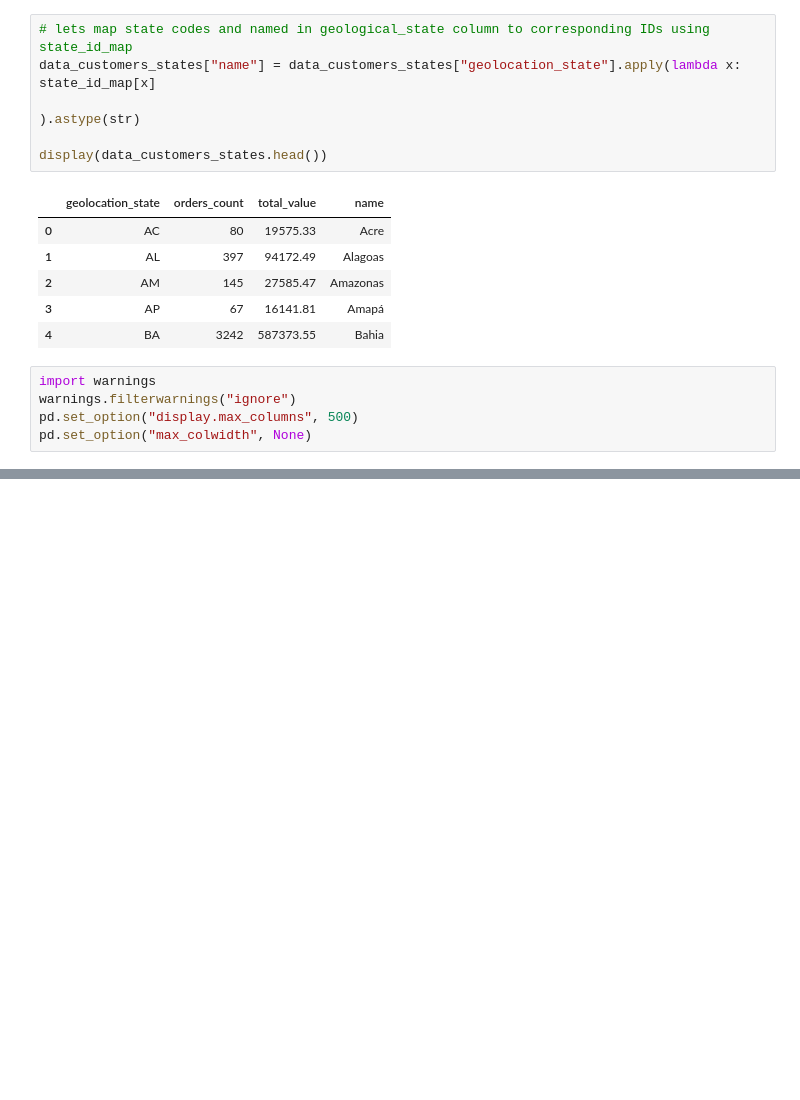
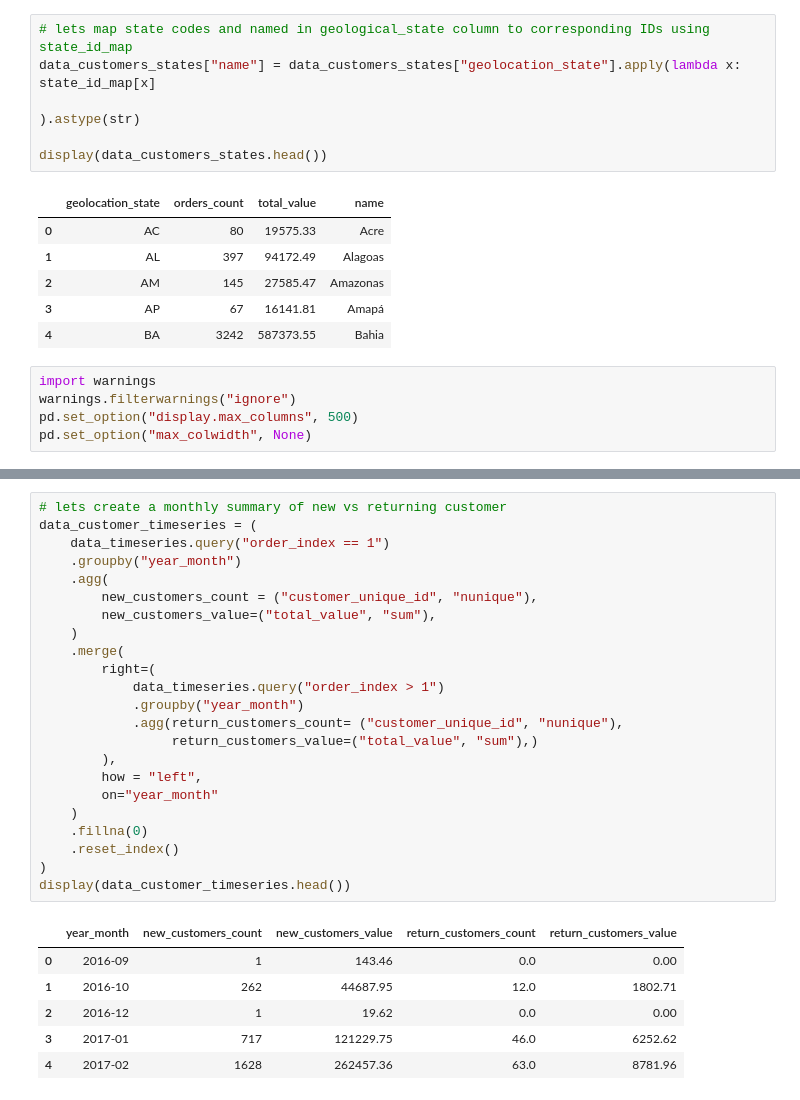
Before and after one commit to Cyrusz55/E_Commerce_Customer_Behavior_Analysis, a Jupyter notebook: book1.ipynb, the cells around one changed output, grey strips where cells are left out. Drawn from its saved outputs; the diff is of its cells as text; blank space fills up the shorter version.

```diff
--- a/book1.ipynb
+++ b/book1.ipynb
@@ -498,0 +527,30 @@ map saved successfully: ./saved-map-brazil-olist.html
+# %%
+# lets create a monthly summary of new vs returning customer
+data_customer_timeseries = (
+    data_timeseries.query("order_index == 1")
+    .groupby("year_month")
+    .agg(
+        new_customers_count = ("customer_unique_id", "nunique"),
+        new_customers_value=("total_value", "sum"),
+    )
+    .merge(
+        right=(
+            data_timeseries.query("order_index > 1")
+            .groupby("year_month")
+            .agg(return_customers_count= ("customer_unique_id", "nunique"),
+                 return_customers_value=("total_value", "sum"),)
+        ),
+        how = "left",
+        on="year_month"
+    )
+    .fillna(0)
+    .reset_index()
+)
+display(data_customer_timeseries.head())
+# %% [output]
+|  | year_month | new_customers_count | new_customers_value | return_customers_count | return_customers_value |
+| 0 | 2016-09 | 1 | 143.46 | 0.0 | 0.00 |
+| 1 | 2016-10 | 262 | 44687.95 | 12.0 | 1802.71 |
+| 2 | 2016-12 | 1 | 19.62 | 0.0 | 0.00 |
+| 3 | 2017-01 | 717 | 121229.75 | 46.0 | 6252.62 |
+| 4 | 2017-02 | 1628 | 262457.36 | 63.0 | 8781.96 |
```
Also changed, not shown: parts of 4 cells of this notebook.
